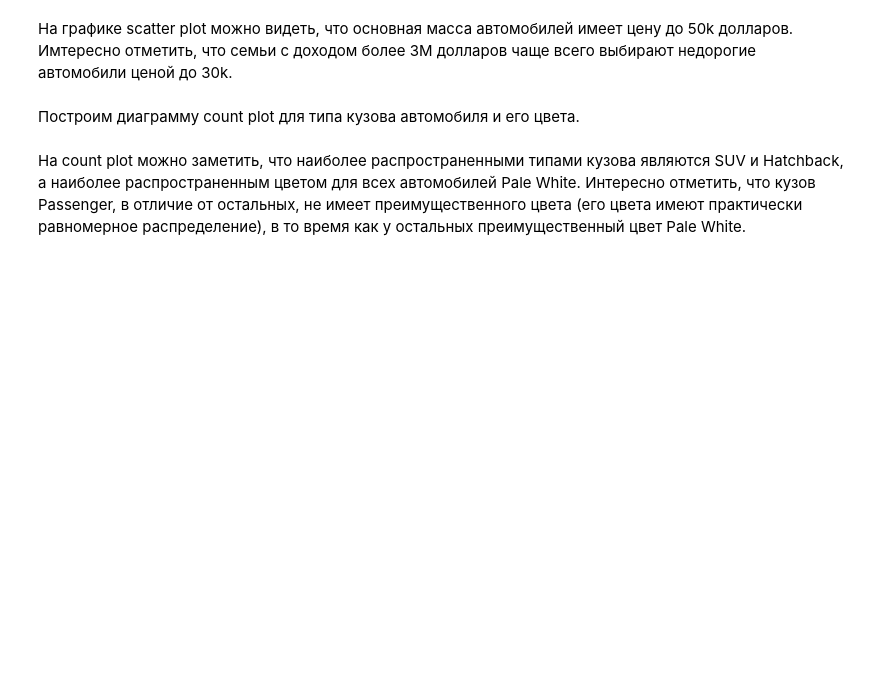
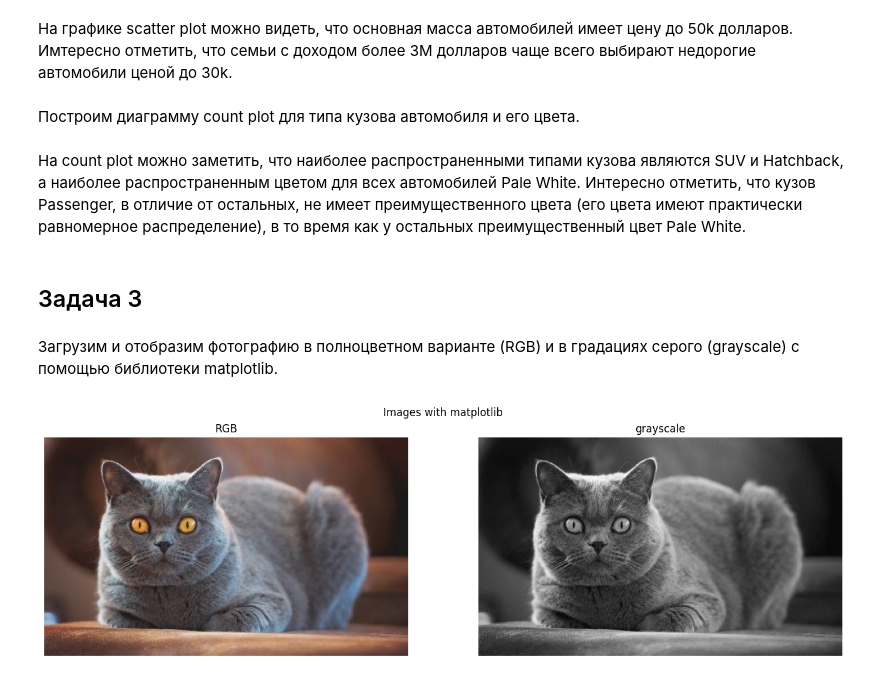
Before and after one commit to i-a-elkin/MLInnopolis, a Jupyter notebook: Module2/Lesson14/Lesson14_SOLUTIONS_Elkin.ipynb, the cells around one changed output. Drawn from its saved outputs; the diff is of its cells as text; code cells hidden in the pictures; blank space fills up the shorter version.

```diff
--- a/Module2/Lesson14/Lesson14_SOLUTIONS_Elkin.ipynb
+++ b/Module2/Lesson14/Lesson14_SOLUTIONS_Elkin.ipynb
@@ -136,3 +136,29 @@ fig = px.histogram(
 fig.show()
 # %% [markdown]
 На count plot можно заметить, что наиболее распространенными типами кузова являются SUV и Hatchback, а наиболее распространенным цветом для всех автомобилей Pale White. Интересно отметить, что кузов Passenger, в отличие от остальных, не имеет преимущественного цвета (его цвета имеют практически равномерное распределение), в то время как у остальных преимущественный цвет Pale White.
+# %% [markdown]
+## Задача 3
+# %% [markdown]
+Загрузим и отобразим фотографию в полноцветном варианте
+(RGB) и в градациях серого (grayscale) с помощью библиотеки matplotlib.
+# %%
+def show_images_with_matplotlib(path_to_image, title, figsize=(14, 4.2)):
+    image = plt.imread(path_to_image)
+    fig, ax = plt.subplots(1, 2, figsize=figsize)
+    fig.suptitle(title)
+
+    ax[0].imshow(image)
+    ax[0].axis("off")
+    ax[0].set_title("RGB")
+
+    ax[1].imshow(image.mean(axis=2), cmap="gray")
+    ax[1].axis("off")
+    ax[1].set_title("grayscale")
+
+    plt.tight_layout()
+    plt.show()
+
+
+show_images_with_matplotlib("./cat.jpg", "Images with matplotlib")
+# %% [output]
+[figure, added]
```
Also changed, not shown: 2 other files.
